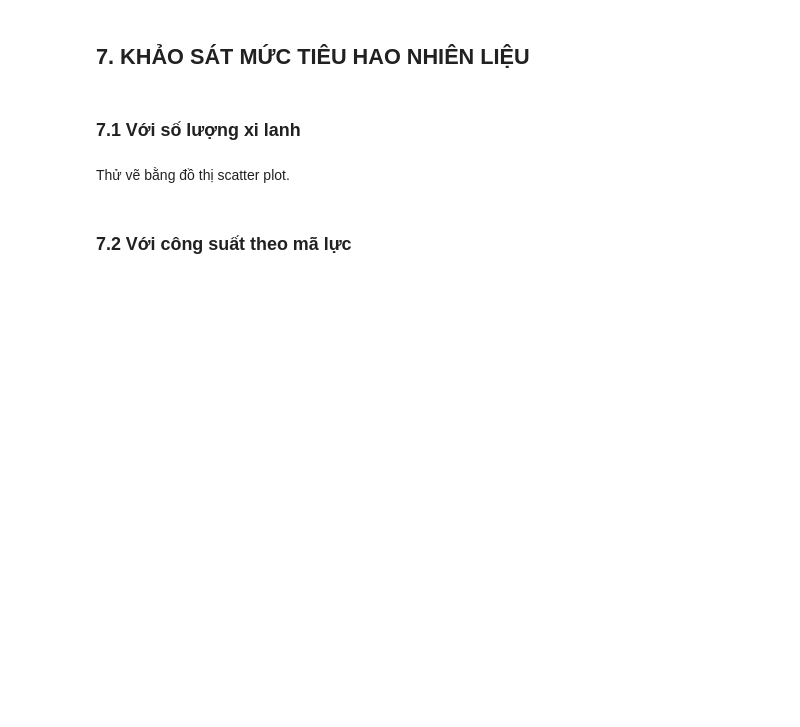
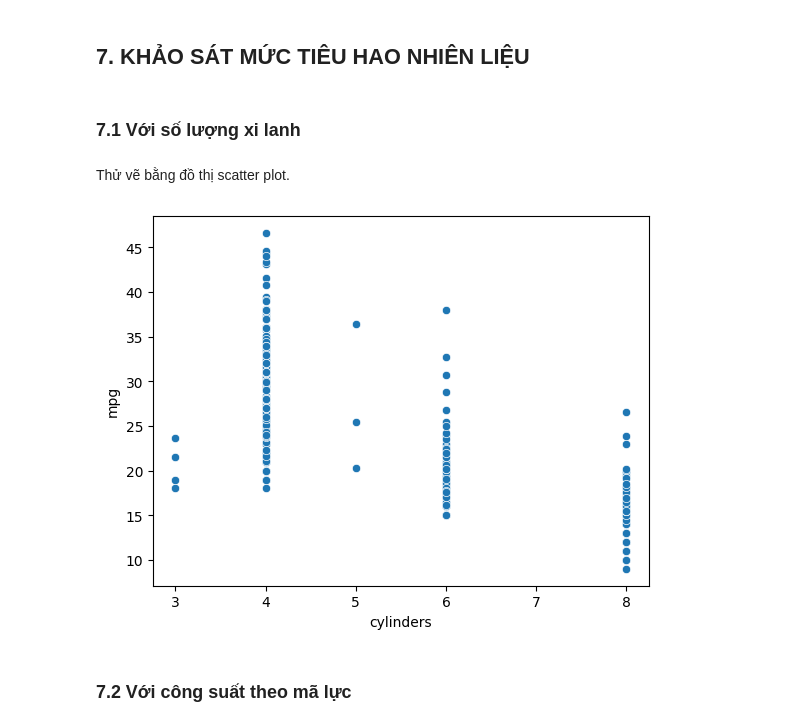
Before and after one commit to tnphat203/Thong-Ke-May-Tinh-Va-Ung-Dung, a Jupyter notebook: midterm-practice/mpg_ex.ipynb, the cells around one changed output. Drawn from its saved outputs; the diff is of its cells as text; code cells hidden in the pictures; blank space fills up the shorter version.

```diff
--- a/midterm-practice/mpg_ex.ipynb
+++ b/midterm-practice/mpg_ex.ipynb
@@ -167,5 +139,10 @@ Name: horsepower, Length: 89, dtype: float64
 ### 7.1 Với số lượng xi lanh
 # %% [markdown]
 Thử vẽ bằng đồ thị scatter plot.
+# %%
+sns.scatterplot(x='cylinders', y='mpg', data=POP_mpg)
+plt.show()
+# %% [output]
+[figure, added]
 # %% [markdown]
 ### 7.2 Với công suất theo mã lực
```
Also changed, not shown: parts of 12 cells of this notebook, 1 other file.
